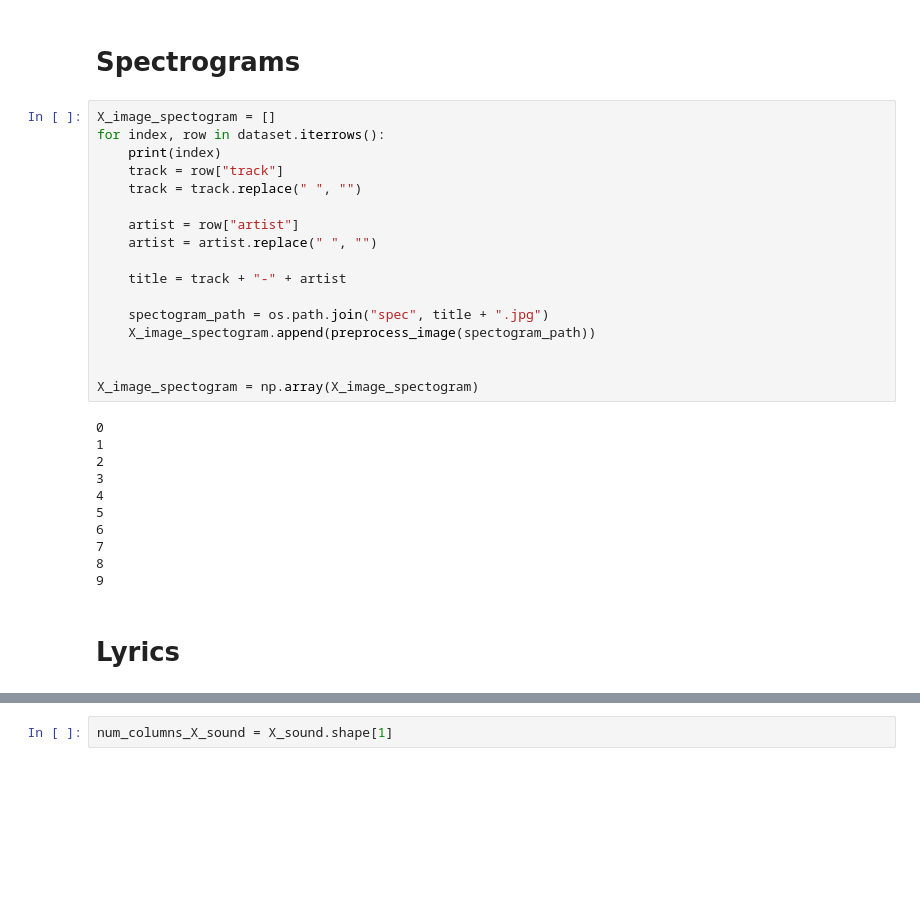
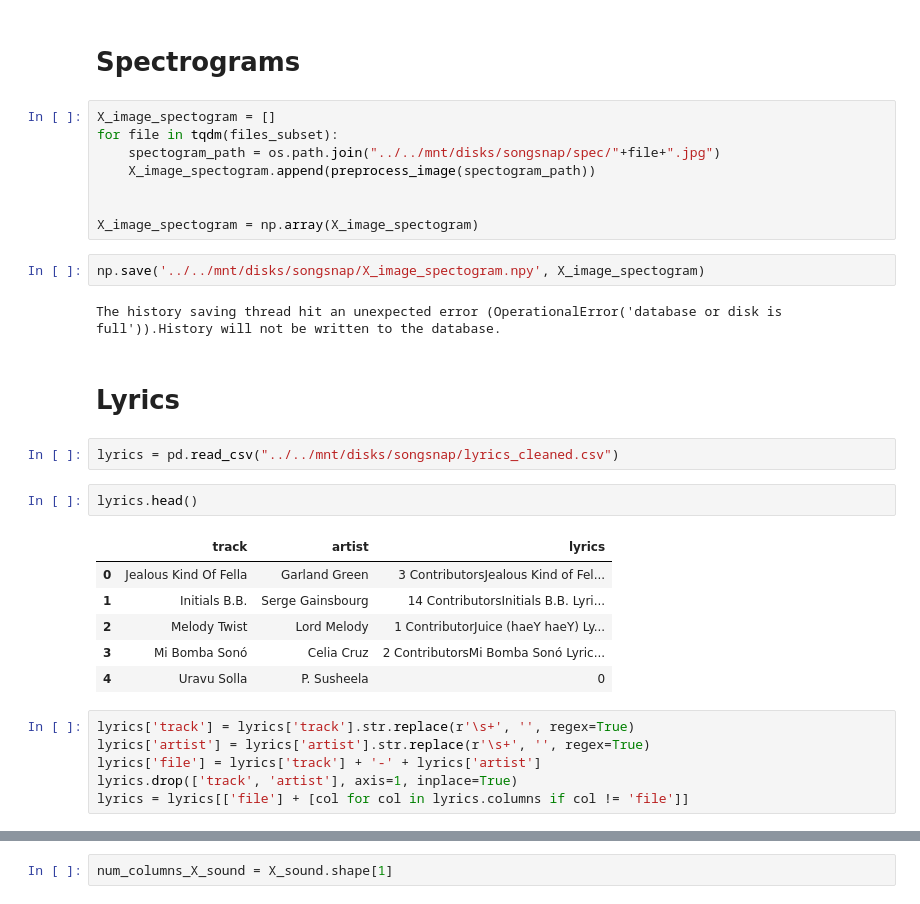
Before and after one commit to stevenwinnick/songsnap, a Jupyter notebook: Final Model.ipynb, the cells around one changed output, grey strips where cells are left out. Saved outputs shown, nothing was run; the diff lists cells and outputs as text; blank space fills up the shorter version.

```diff
--- a/Final Model.ipynb
+++ b/Final Model.ipynb
@@ -178,31 +111,32 @@ X_image_album_cover = np.array(X_image_album_cover)
 # Spectrograms
 # %%
 X_image_spectogram = []
-for index, row in dataset.iterrows():
-    print(index)
-    track = row["track"]
-    track = track.replace(" ", "")
-
-    artist = row["artist"]
-    artist = artist.replace(" ", "")
-
-    title = track + "-" + artist
-
-    spectogram_path = os.path.join("spec", title + ".jpg")
+for file in tqdm(files_subset):
+    spectogram_path = os.path.join("../../mnt/disks/songsnap/spec/"+file+".jpg")
     X_image_spectogram.append(preprocess_image(spectogram_path))
 
 
 X_image_spectogram = np.array(X_image_spectogram)
-# %% [output]
-0
-1
-2
-3
-4
-5
-6
-7
-8
-9
+# %%
+np.save('../../mnt/disks/songsnap/X_image_spectogram.npy', X_image_spectogram)
+# %% [output]
+The history saving thread hit an unexpected error (OperationalError('database or disk is full')).History will not be written to the database.
 # %% [markdown]
 # Lyrics
+# %%
+lyrics = pd.read_csv("../../mnt/disks/songsnap/lyrics_cleaned.csv")
+# %%
+lyrics.head()
+# %% [output]
+|  | track | artist | lyrics |
+| 0 | Jealous Kind Of Fella | Garland Green | 3 ContributorsJealous Kind of Fel... |
+| 1 | Initials B.B. | Serge Gainsbourg | 14 ContributorsInitials B.B. Lyri... |
+| 2 | Melody Twist | Lord Melody | 1 ContributorJuice (haeY haeY) Ly... |
+| 3 | Mi Bomba Sonó | Celia Cruz | 2 ContributorsMi Bomba Sonó Lyric... |
+| 4 | Uravu Solla | P. Susheela | 0 |
+# %%
+lyrics['track'] = lyrics['track'].str.replace(r'\s+', '', regex=True)
+lyrics['artist'] = lyrics['artist'].str.replace(r'\s+', '', regex=True)
+lyrics['file'] = lyrics['track'] + '-' + lyrics['artist']
+lyrics.drop(['track', 'artist'], axis=1, inplace=True)
+lyrics = lyrics[['file'] + [col for col in lyrics.columns if col != 'file']]
```
Also changed, not shown: parts of 14 cells of this notebook.
